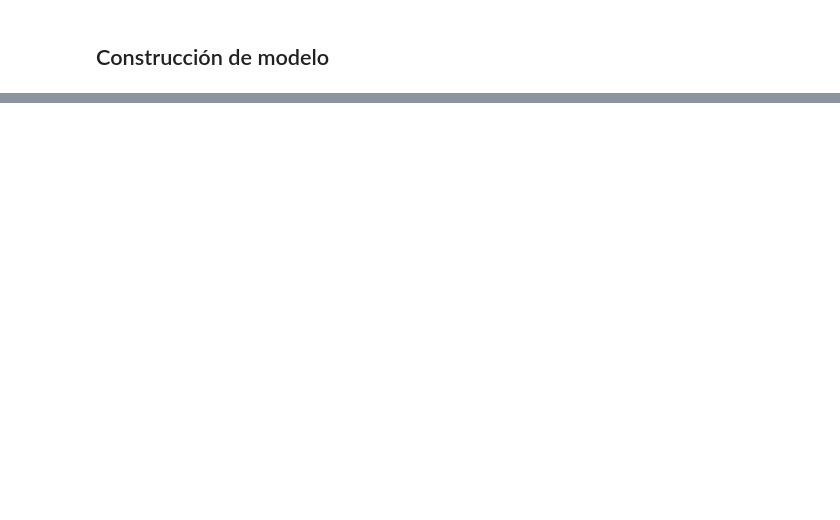
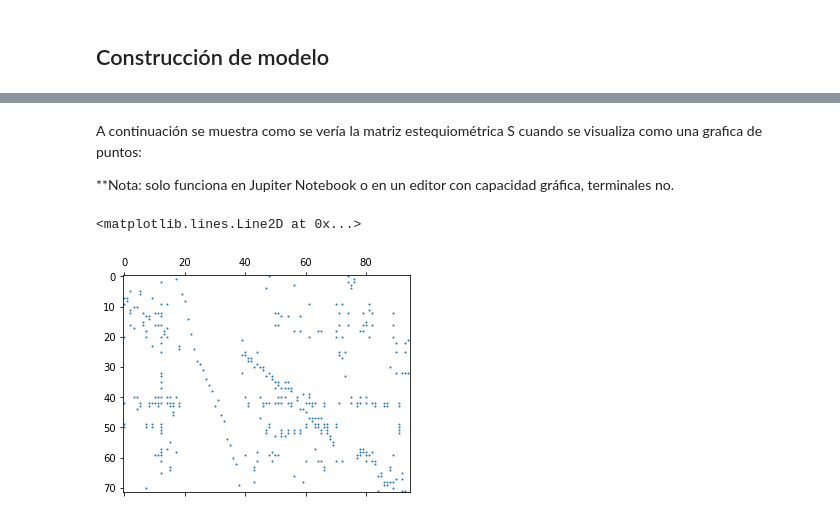
Before and after one commit to martillodesocorro/Manual-COBRApy-, a Jupyter notebook: Manual COBRApy.ipynb, the cells around one changed output, grey strips where cells are left out. Cells and saved outputs as stored; diff of their text form; code cells hidden in the pictures; blank space fills up the shorter version.

```diff
--- a/Manual COBRApy.ipynb
+++ b/Manual COBRApy.ipynb
@@ -118,0 +620,9 @@ model
+# %%
+from __future__ import print_function
+import cobra
+import cobra.test
+
+model = cobra.test.create_test_model("textbook")
+
+solution = model.optimize()  #Guarda una variable con el valor de la función objetivo
+print(solution)
@@ -118,0 +692,5 @@ model
+# %%
+from cobra.util import create_stoichiometric_matrix
+
+stoich_matrix = create_stoichiometric_matrix(model)
+stoich_matrix
@@ -118,0 +705,11 @@ model
+# %% [markdown]
+A continuación se muestra como se vería la matriz estequiométrica S cuando se visualiza como una grafica de puntos:
+
+**Nota: solo funciona en Jupiter Notebook o en un editor con capacidad gráfica, terminales no.
+# %%
+%matplotlib inline
+import matplotlib.pyplot as plt
+plt.spy(stoich_matrix, precision=0.01, markersize=.9)
+# %% [output]
+<matplotlib.lines.Line2D at 0x...>
+[figure, added]
```
Also changed, not shown: parts of 131 cells of this notebook.
